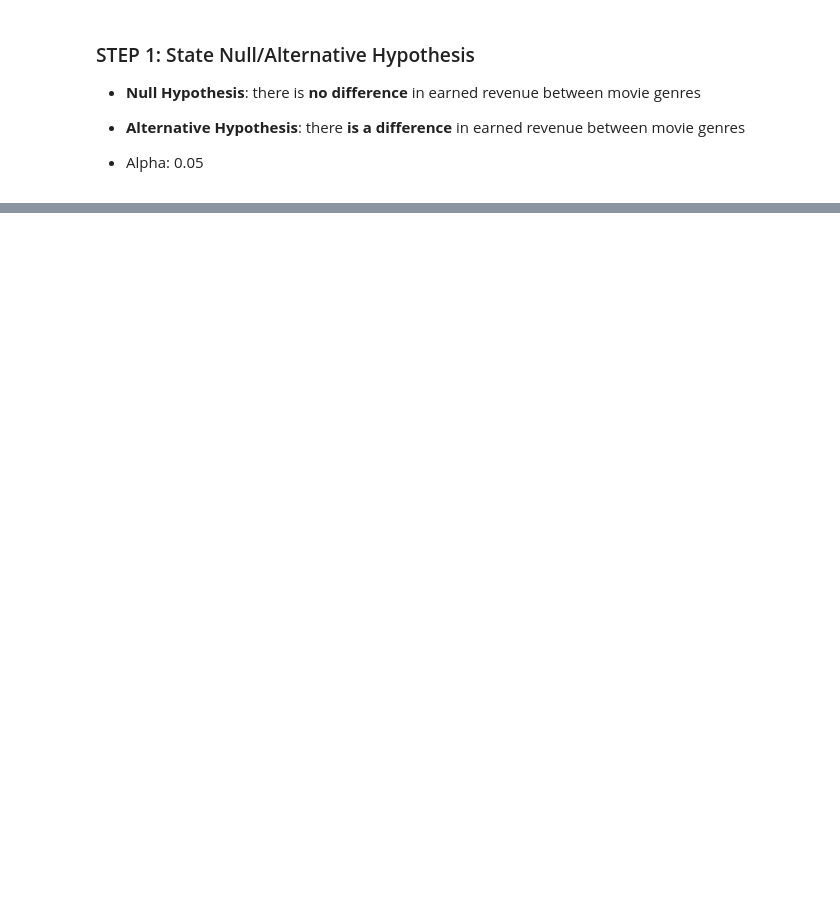
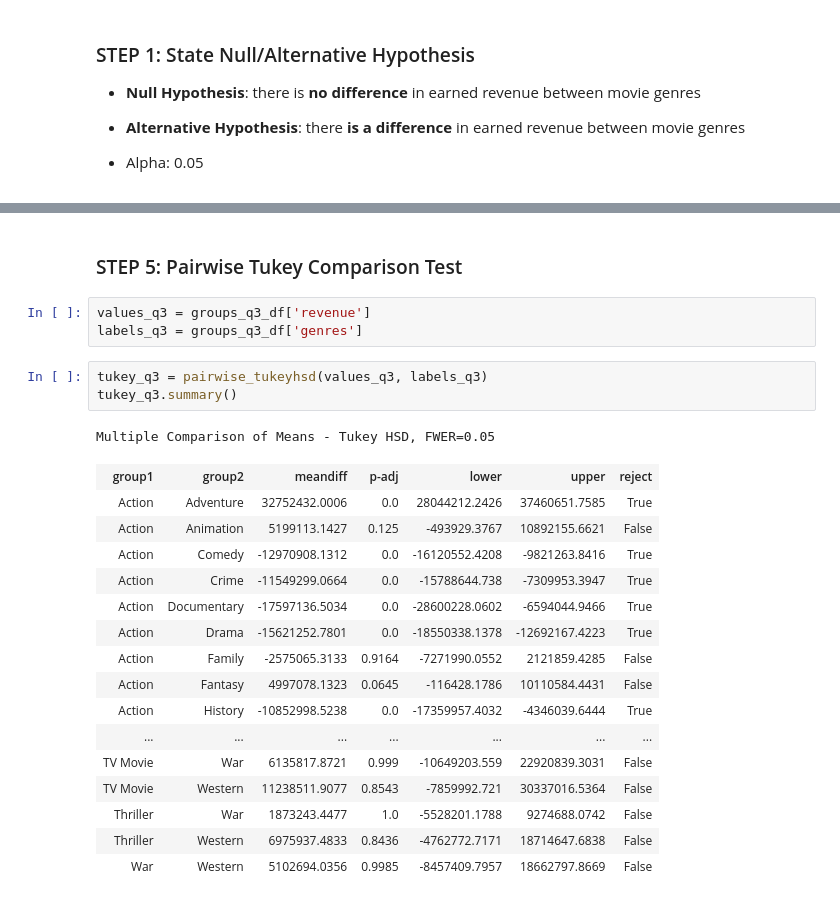
Before and after one commit to jonnunez92/IMDB-MySQL, a Jupyter notebook: IMDB - Part 4_Hypothesis Testing - Jonathan Nunez.ipynb, the cells around one changed output, grey strips where cells are left out. Drawn from its saved outputs; the diff is of its cells as text; blank space fills up the shorter version.

```diff
--- a/IMDB - Part 4_Hypothesis Testing - Jonathan Nunez.ipynb
+++ b/IMDB - Part 4_Hypothesis Testing - Jonathan Nunez.ipynb
@@ -811,0 +981,26 @@ df_q3.head()
+# %% [markdown]
+### STEP 5: Pairwise Tukey Comparison Test
+# %%
+values_q3 = groups_q3_df['revenue']
+labels_q3 = groups_q3_df['genres']
+# %%
+tukey_q3 = pairwise_tukeyhsd(values_q3, labels_q3)
+tukey_q3.summary()
+# %% [output]
+Multiple Comparison of Means - Tukey HSD, FWER=0.05
+| group1 | group2 | meandiff | p-adj | lower | upper | reject |
+| Action | Adventure | 32752432.0006 | 0.0 | 28044212.2426 | 37460651.7585 | True |
+| Action | Animation | 5199113.1427 | 0.125 | -493929.3767 | 10892155.6621 | False |
+| Action | Comedy | -12970908.1312 | 0.0 | -16120552.4208 | -9821263.8416 | True |
+| Action | Crime | -11549299.0664 | 0.0 | -15788644.738 | -7309953.3947 | True |
+| Action | Documentary | -17597136.5034 | 0.0 | -28600228.0602 | -6594044.9466 | True |
+| Action | Drama | -15621252.7801 | 0.0 | -18550338.1378 | -12692167.4223 | True |
+| Action | Family | -2575065.3133 | 0.9164 | -7271990.0552 | 2121859.4285 | False |
+| Action | Fantasy | 4997078.1323 | 0.0645 | -116428.1786 | 10110584.4431 | False |
+| Action | History | -10852998.5238 | 0.0 | -17359957.4032 | -4346039.6444 | True |
+| ... | ... | ... | ... | ... | ... | ... |
+| TV Movie | War | 6135817.8721 | 0.999 | -10649203.559 | 22920839.3031 | False |
+| TV Movie | Western | 11238511.9077 | 0.8543 | -7859992.721 | 30337016.5364 | False |
+| Thriller | War | 1873243.4477 | 1.0 | -5528201.1788 | 9274688.0742 | False |
+| Thriller | Western | 6975937.4833 | 0.8436 | -4762772.7171 | 18714647.6838 | False |
+| War | Western | 5102694.0356 | 0.9985 | -8457409.7957 | 18662797.8669 | False |
```
Also changed, not shown: parts of 30 cells of this notebook.
